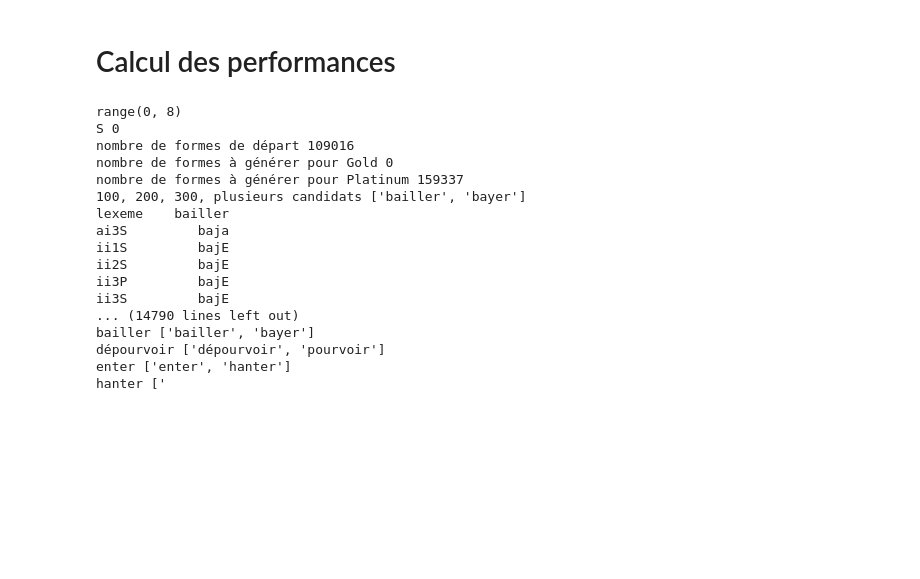
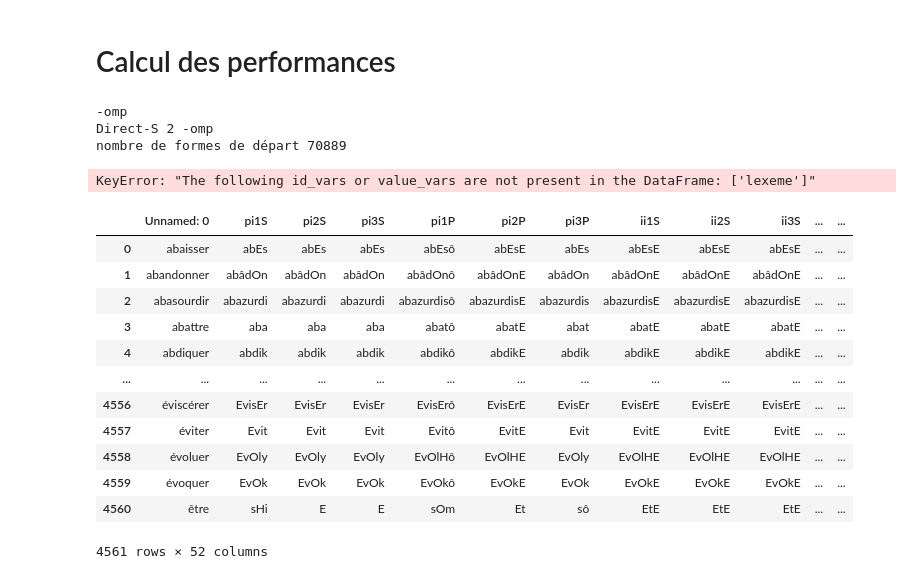
Before and after one commit to gboye/SWIM, a Jupyter notebook: ParadigmGeneration/Vlexique2/WordStructure-PrecisionRecall-V3.ipynb, the cells around one changed output. Drawn from its saved outputs; the diff is of its cells as text; code cells hidden in the pictures; blank space fills up the shorter version.

```diff
--- a/ParadigmGeneration/Vlexique2/WordStructure-PrecisionRecall-V3.ipynb
+++ b/ParadigmGeneration/Vlexique2/WordStructure-PrecisionRecall-V3.ipynb
@@ -318,29 +318,33 @@ repFiles="/Users/gilles/sDrive/Recherche/Boye/HDR/Data/vlexique2.0.3/WordStructu
 platinumFile="vlexique2-Total.csv"
 statistiquesFile="vlexique2-Statistiques.yaml"
 
-inputTypes=["S","CV2-Test","CV2-Train","CV3-Test","CV3-Train","CV5-Test","CV5-Train","CV10-Test","CV10-Train"]
-stemTypes=["","-StemSpace","-omp"]
+# inputTypes=["S","CV2-Test","CV2-Train","CV3-Test","CV3-Train","CV5-Test","CV5-Train","CV10-Test","CV10-Train"]
+# stemTypes=["","-StemSpace","-omp"]
+inputTypes=["Direct-S"]
+stemTypes=["-omp"]
+nums=[2,4]
 
 for inputType in inputTypes:
-
-    m=re.search(r"(\d+)",inputType)
-    if m:
-        nums=range(int(m.group(1)))
-        print (nums)
-    else:
-        nums=range(8)
+    if not nums:
+        m=re.search(r"(\d+)",inputType)
+        if m:
+            nums=range(int(m.group(1)))
+            print (nums)
+        else:
+            nums=range(8)
         print(nums)
 
     for inputNum in nums:
         num=inputNum
         for stemType in stemTypes:
-            if inputType=="S":
+            print(stemType)
+            if inputType=="S" or inputType=="Direct-S":
                 # num=8-inputNum
                 inputFile="vlexique2-S%d.csv"%num
                 if stemType=="-omp":
-                    outputFile="vlexique2-S%d%s.csv"%(num,stemType)
+                    outputFile="vlexique2-%s%d%s.csv"%(inputType,num,stemType)
                 else:
-                    outputFile="vlexique2-S%d-omp-Swim2%s.csv"%(num,stemType)
+                    outputFile="vlexique2-s%d-Swim2%s.csv"%(inputType,num,stemType)
                 goldFile="vlexique2-R%d.csv"%num
             elif "CV" in inputType:
                 quant,known=inputType.split("-")
@@ -352,7 +356,7 @@ for inputType in inputTypes:
                 if stemType=="-omp":
                     outputFile="vlexique2-%s-%s%d%s.csv"%(quant,known,num,stemType)
                 else:
-                    outputFile="vlexique2-%s-%s%d-omp-Swim2%s.csv"%(quant,known,num,stemType)
+                    outputFile="vlexique2-%s-%s%d-Swim2%s.csv"%(quant,known,num,stemType)
                 goldFile="vlexique2-%s-%s%d.csv"%(quant,predict,num)
             print(inputType,num,stemType)
 
@@ -398,20 +402,23 @@ for inputType in inputTypes:
             storeResults(dfGold,"gold",stemType)
             storeResults(dfPlatinum,"platinum",stemType)
 # %% [output]
-range(0, 8)
-S 0
-nombre de formes de départ 109016
-nombre de formes à générer pour Gold 0
-nombre de formes à générer pour Platinum 159337
-100, 200, 300, plusieurs candidats ['bailler', 'bayer']
-lexeme    bailler
-ai3S         baja
-ii1S         bajE
-ii2S         bajE
-ii3P         bajE
-ii3S         bajE
-... (14790 lines left out)
-bailler ['bailler', 'bayer']
-dépourvoir ['dépourvoir', 'pourvoir']
-enter ['enter', 'hanter']
-hanter ['
+-omp
+Direct-S 2 -omp
+nombre de formes de départ 70889
+KeyError: "The following id_vars or value_vars are not present in the DataFrame: ['lexeme']"
+# %%
+pd.read_csv(fOutput,sep=",",encoding="utf8")
+# %% [output]
+|  | Unnamed: 0 | pi1S | pi2S | pi3S | pi1P | pi2P | pi3P | ii1S | ii2S | ii3S | ... | ... |
+| 0 | abaisser | abEs | abEs | abEs | abEsô | abEsE | abEs | abEsE | abEsE | abEsE | ... | ... |
+| 1 | abandonner | abâdOn | abâdOn | abâdOn | abâdOnô | abâdOnE | abâdOn | abâdOnE | abâdOnE | abâdOnE | ... | ... |
+| 2 | abasourdir | abazurdi | abazurdi | abazurdi | abazurdisô | abazurdisE | abazurdis | abazurdisE | abazurdisE | abazurdisE | ... | ... |
+| 3 | abattre | aba | aba | aba | abatô | abatE | abat | abatE | abatE | abatE | ... | ... |
+| 4 | abdiquer | abdik | abdik | abdik | abdikô | abdikE | abdik | abdikE | abdikE | abdikE | ... | ... |
+| ... | ... | ... | ... | ... | ... | ... | ... | ... | ... | ... | ... | ... |
+| 4556 | éviscérer | EvisEr | EvisEr | EvisEr | EvisErô | EvisErE | EvisEr | EvisErE | EvisErE | EvisErE | ... | ... |
+| 4557 | éviter | Evit | Evit | Evit | Evitô | EvitE | Evit | EvitE | EvitE | EvitE | ... | ... |
+| 4558 | évoluer | EvOly | EvOly | EvOly | EvOlHô | EvOlHE | EvOly | EvOlHE | EvOlHE | EvOlHE | ... | ... |
+| 4559 | évoquer | EvOk | EvOk | EvOk | EvOkô | EvOkE | EvOk | EvOkE | EvOkE | EvOkE | ... | ... |
+| 4560 | être | sHi | E | E | sOm | Et | sô | EtE | EtE | EtE | ... | ... |
+4561 rows × 52 columns
```
